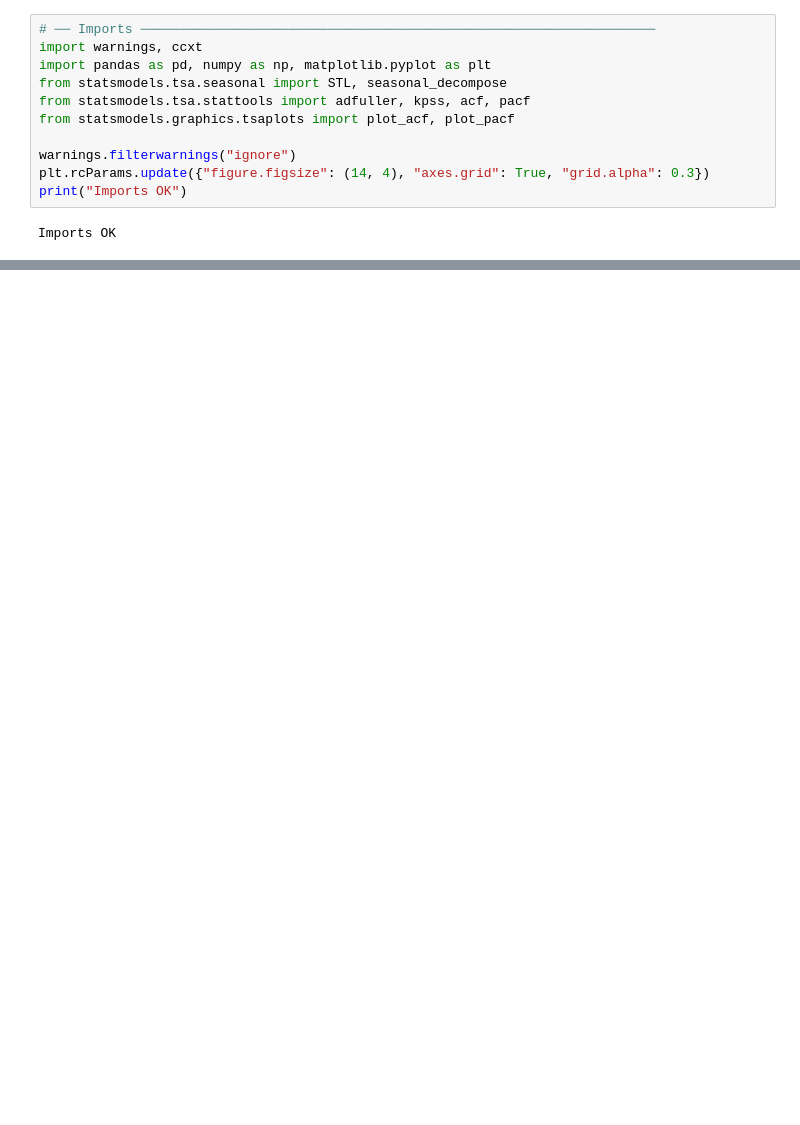
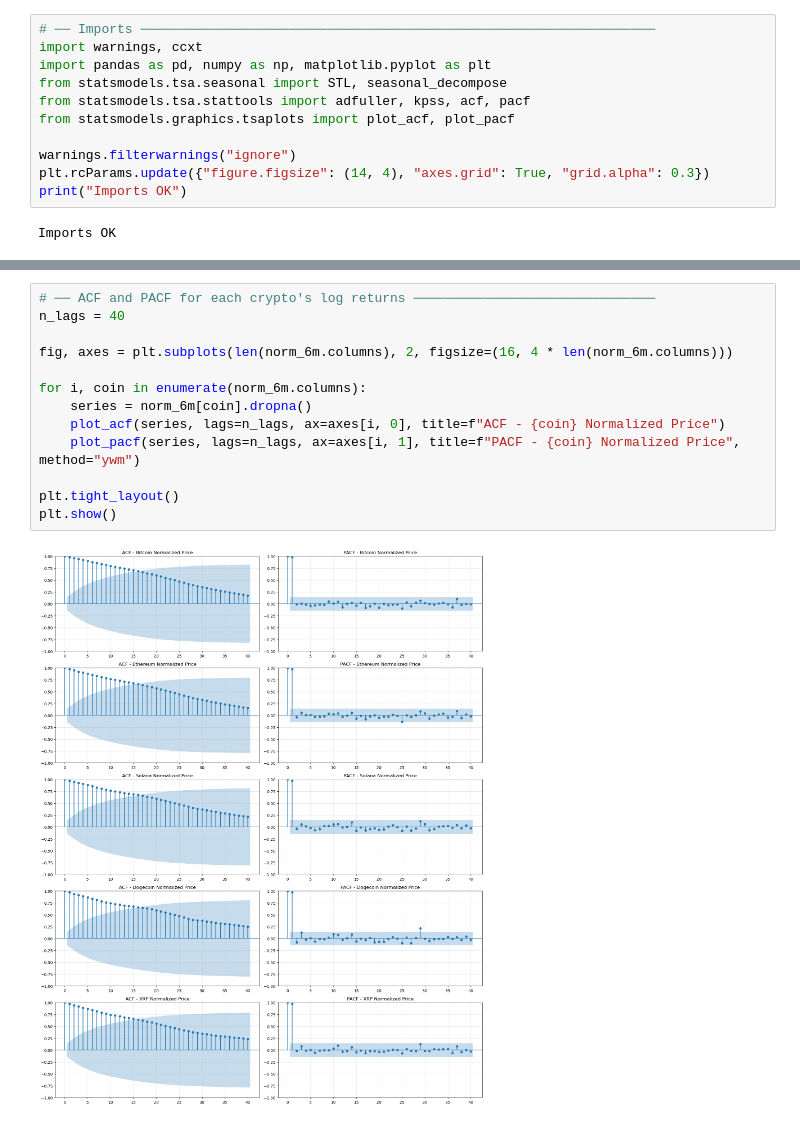
Before and after one commit to djdhawal/arima-benchmarking-on-crypto-returns, a Jupyter notebook: notebooks/all_crypto_eda.ipynb, the cells around one changed output, grey strips where cells are left out. Saved outputs shown, nothing was run; the diff lists cells and outputs as text; blank space fills up the shorter version.

```diff
--- a/notebooks/all_crypto_eda.ipynb
+++ b/notebooks/all_crypto_eda.ipynb
@@ -121,0 +148,15 @@ plt.show()
+# %%
+# ── ACF and PACF for each crypto's log returns ───────────────────────────────
+n_lags = 40
+
+fig, axes = plt.subplots(len(norm_6m.columns), 2, figsize=(16, 4 * len(norm_6m.columns)))
+
+for i, coin in enumerate(norm_6m.columns):
+    series = norm_6m[coin].dropna()
+    plot_acf(series, lags=n_lags, ax=axes[i, 0], title=f"ACF - {coin} Normalized Price")
+    plot_pacf(series, lags=n_lags, ax=axes[i, 1], title=f"PACF - {coin} Normalized Price", method="ywm")
+
+plt.tight_layout()
+plt.show()
+# %% [output]
+[figure, added]
```
Also changed, not shown: parts of 5 cells of this notebook, 6 other files.
